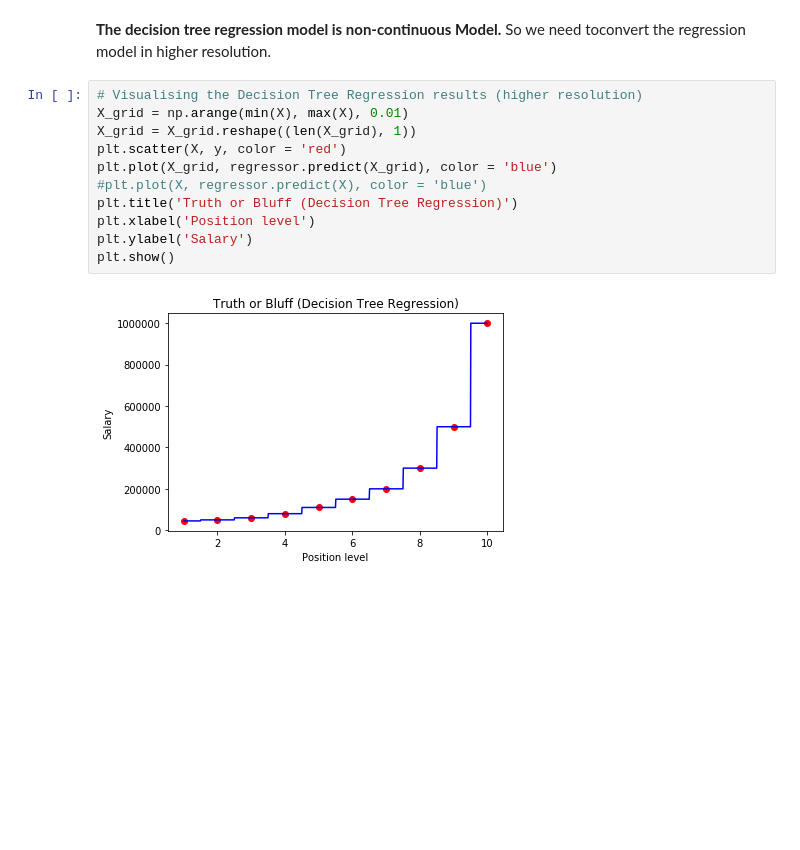
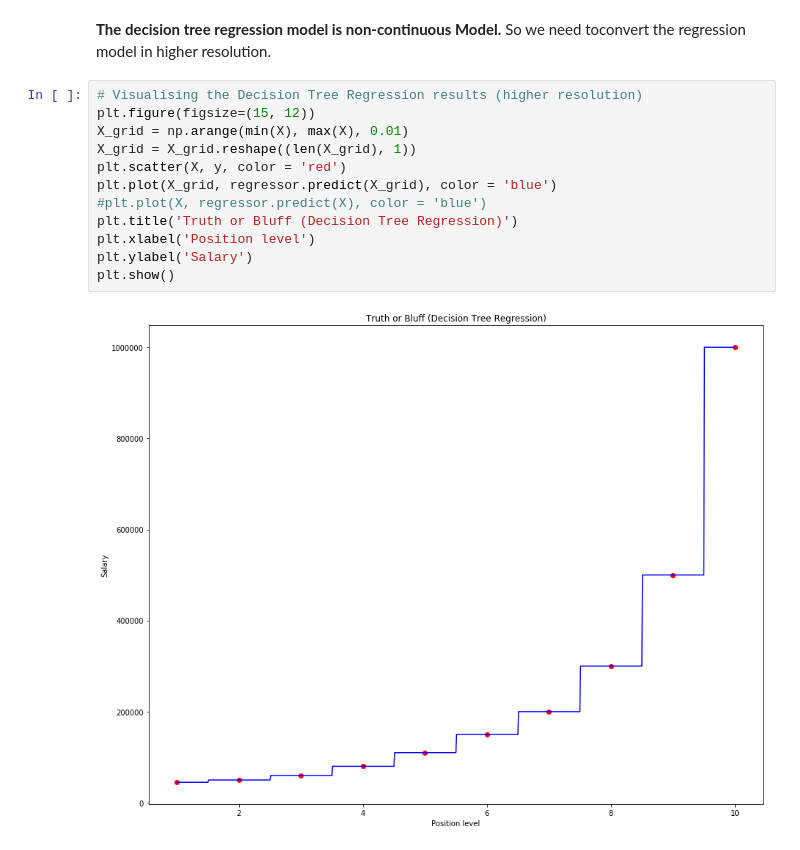
Before and after one commit to krsamir/Machine-Learning, a Jupyter notebook: 02. Regression/05. Decision Tree/Decision Tree.ipynb, the cells around one changed output. Saved outputs shown, nothing was run; the diff lists cells and outputs as text; blank space fills up the shorter version.

```diff
--- a/02. Regression/05. Decision Tree/Decision Tree.ipynb
+++ b/02. Regression/05. Decision Tree/Decision Tree.ipynb
@@ -62,14 +63,15 @@ If the algorithm is taking average then there should be a straight line ?But we
 **The decision tree regression model is non-continuous Model.** So we need toconvert the regression model in higher resolution.
 # %%
 # Visualising the Decision Tree Regression results (higher resolution)
+plt.figure(figsize=(15, 12))
 X_grid = np.arange(min(X), max(X), 0.01)
 X_grid = X_grid.reshape((len(X_grid), 1))
 plt.scatter(X, y, color = 'red')
 plt.plot(X_grid, regressor.predict(X_grid), color = 'blue')
 #plt.plot(X, regressor.predict(X), color = 'blue')
 plt.title('Truth or Bluff (Decision Tree Regression)')
 plt.xlabel('Position level')
 plt.ylabel('Salary')
 plt.show()
 # %% [output]
-[figure, old version]
+[figure, new version]
```
Also changed, not shown: parts of 1 cell of this notebook.
